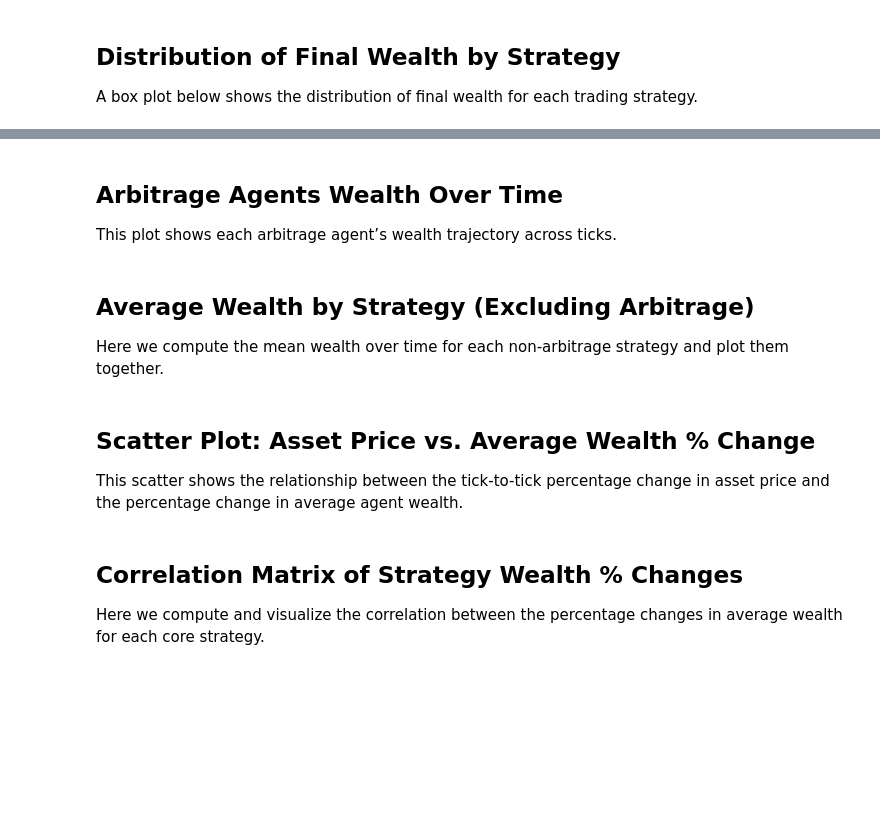
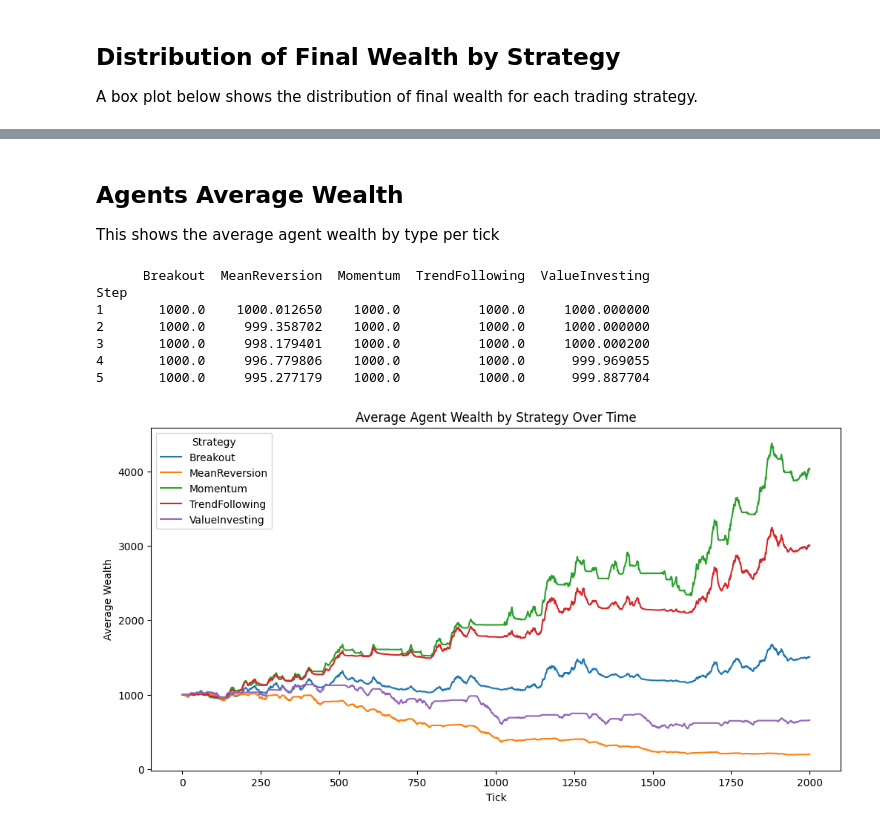
Before and after one commit to kylehammerm/HFT-Rutgers-Econ-Project, a Jupyter notebook: data_compiler.ipynb, the cells around one changed output, grey strips where cells are left out. Saved outputs shown, nothing was run; the diff lists cells and outputs as text; code cells hidden in the pictures; blank space fills up the shorter version.

```diff
--- a/data_compiler.ipynb
+++ b/data_compiler.ipynb
@@ -116,4 +166,0 @@ plt.show()
-# %% [markdown]
-## Arbitrage Agents Wealth Over Time
-
-This plot shows each arbitrage agent’s wealth trajectory across ticks.
@@ -136,4 +166,0 @@ plt.show()
-# %% [markdown]
-## Average Wealth by Strategy (Excluding Arbitrage)
-
-Here we compute the mean wealth over time for each non-arbitrage strategy and plot them together.
@@ -162,4 +166,0 @@ plt.show()
-# %% [markdown]
-## Scatter Plot: Asset Price vs. Average Wealth % Change
-
-This scatter shows the relationship between the tick-to-tick percentage change in asset price and the percentage change in average agent wealth.
@@ -179,4 +166,0 @@ plt.show()
-# %% [markdown]
-## Correlation Matrix of Strategy Wealth % Changes
-
-Here we compute and visualize the correlation between the percentage changes in average wealth for each core strategy.
@@ -195,0 +167,45 @@ plt.show()
+# %% [markdown]
+## Agents Average Wealth
+This shows the average agent wealth by type per tick
+# %%
+# Average agent wealth by strategy per tick
+
+# Assume `wealth_data` (DataFrame indexed by tick, columns=agent IDs)
+# and `strategy_map` (dict mapping int(agent_id) → strategy string) are already defined.
+
+# Convert columns to integers
+wealth_data_int = wealth_data.copy()
+wealth_data_int.columns = wealth_data_int.columns.astype(int)
+
+# Create a Series mapping agent IDs → strategy
+strategy_series = pd.Series(strategy_map)
+
+# Group by strategy and compute mean wealth per tick
+avg_wealth_by_strategy = wealth_data_int.groupby(by=strategy_series, axis=1).mean()
+
+if 'Arbitrage' in avg_wealth_by_strategy.columns:
+    avg_wealth_by_strategy = avg_wealth_by_strategy.drop(columns='Arbitrage')
+
+# Display the first few rows
+print(avg_wealth_by_strategy.head())
+
+# Optional: plot the result
+plt.figure(figsize=(12,6))
+for strat in avg_wealth_by_strategy.columns:
+    plt.plot(avg_wealth_by_strategy.index.astype(int),
+             avg_wealth_by_strategy[strat],
+             label=strat)
+plt.xlabel('Tick')
+plt.ylabel('Average Wealth')
+plt.title('Average Agent Wealth by Strategy Over Time')
+plt.legend(title='Strategy')
+plt.show()
+# %% [output]
+      Breakout  MeanReversion  Momentum  TrendFollowing  ValueInvesting
+Step
+1       1000.0    1000.012650    1000.0          1000.0     1000.000000
+2       1000.0     999.358702    1000.0          1000.0     1000.000000
+3       1000.0     998.179401    1000.0          1000.0     1000.000200
+4       1000.0     996.779806    1000.0          1000.0      999.969055
+5       1000.0     995.277179    1000.0          1000.0      999.887704
+[figure, added]
```
Also changed, not shown: parts of 13 cells of this notebook.
